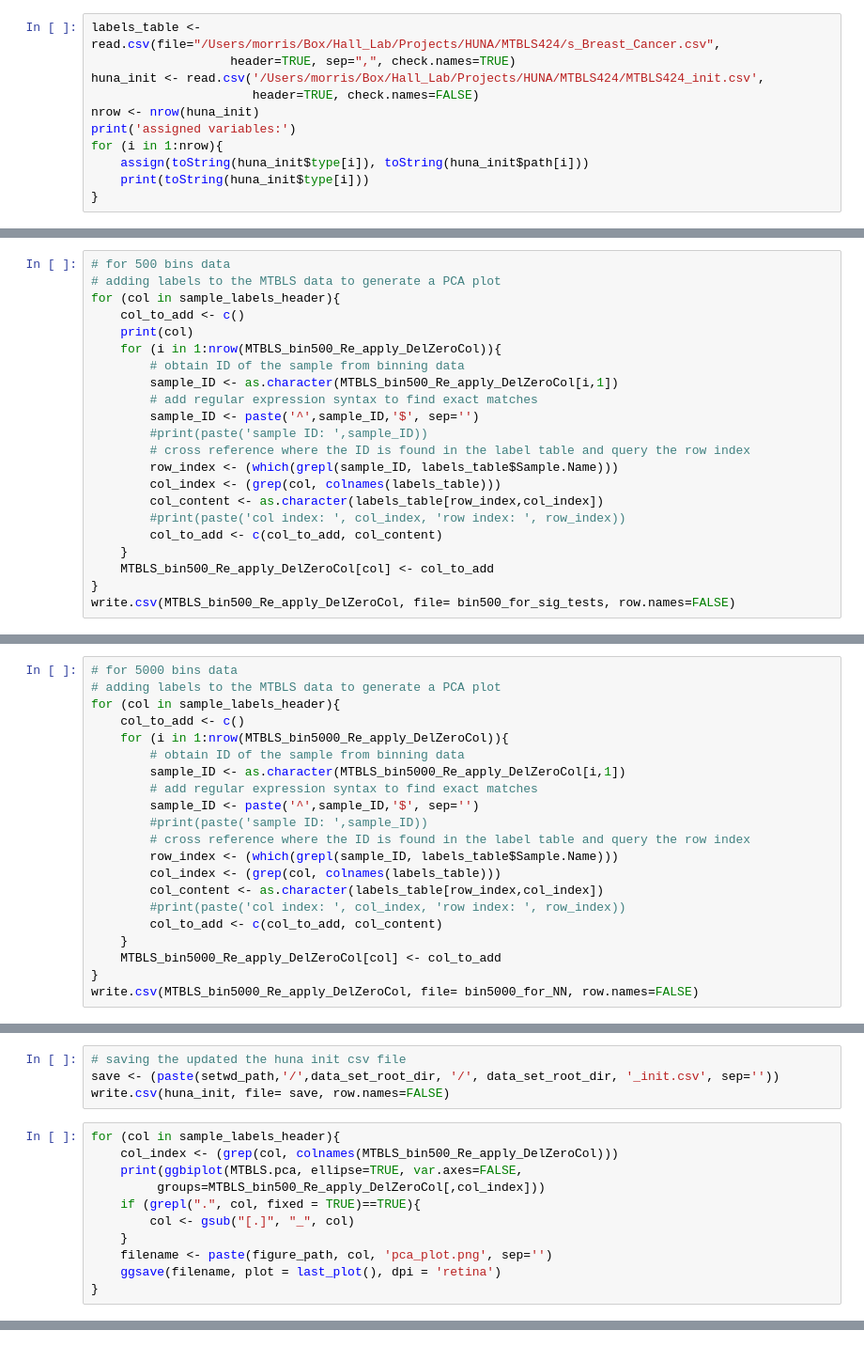
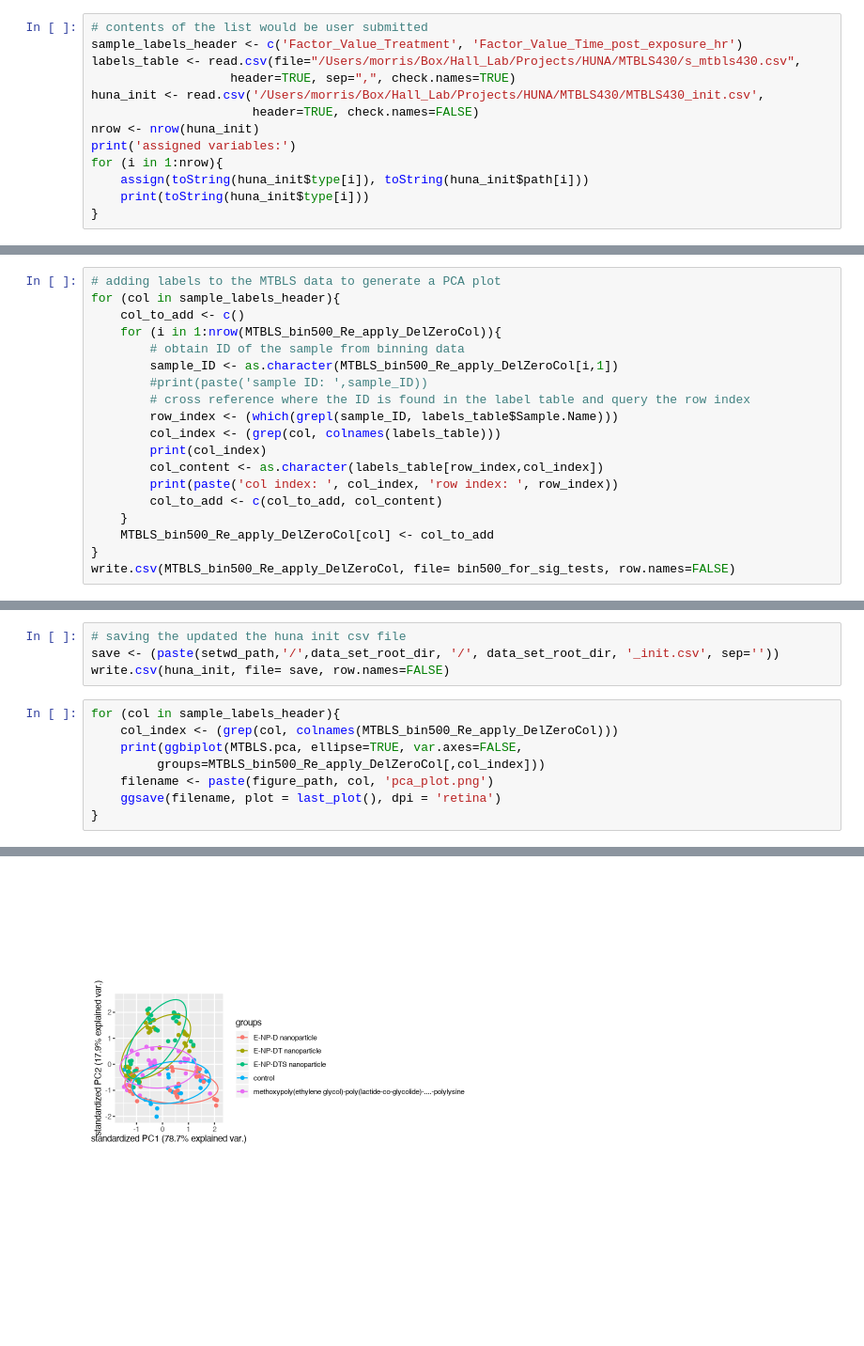
Before and after one commit to HallLab/MTBLS374_smoking_study_secondary_analysis, a Jupyter notebook: 1.2_Analysis_NMR_extractRealForbin0.02_and_PCA_Plot_scripts_MTBLS_03132020.ipynb, the cells around one changed output, grey strips where cells are left out. Shown at 94% size. Cells and saved outputs as stored; diff of their text form; blank space fills up the shorter version.

```diff
--- a/1.2_Analysis_NMR_extractRealForbin0.02_and_PCA_Plot_scripts_MTBLS_03132020.ipynb
+++ b/1.2_Analysis_NMR_extractRealForbin0.02_and_PCA_Plot_scripts_MTBLS_03132020.ipynb
@@ -23,7 +17,9 @@ sample_labels_header <- c('Factor.Value.Breast.cancer.diagnosis.',
 # %%
-labels_table <- read.csv(file="/Users/morris/Box/Hall_Lab/Projects/HUNA/MTBLS424/s_Breast_Cancer.csv",
+# contents of the list would be user submitted
+sample_labels_header <- c('Factor_Value_Treatment', 'Factor_Value_Time_post_exposure_hr')
+labels_table <- read.csv(file="/Users/morris/Box/Hall_Lab/Projects/HUNA/MTBLS430/s_mtbls430.csv",
                    header=TRUE, sep=",", check.names=TRUE)
-huna_init <- read.csv('/Users/morris/Box/Hall_Lab/Projects/HUNA/MTBLS424/MTBLS424_init.csv',
+huna_init <- read.csv('/Users/morris/Box/Hall_Lab/Projects/HUNA/MTBLS430/MTBLS430_init.csv',
                       header=TRUE, check.names=FALSE)
 nrow <- nrow(huna_init)
 print('assigned variables:')
@@ -73,22 +81,19 @@ bin5000_for_NN <- paste(setwd_path,data_set_root_dir, '/output/',
 huna_init <- rbind(huna_init, data.frame(type = "bin500_for_sig_tests",
                                          path = bin500_for_sig_tests))
 # %%
-# for 500 bins data
 # adding labels to the MTBLS data to generate a PCA plot
 for (col in sample_labels_header){
     col_to_add <- c()
-    print(col)
     for (i in 1:nrow(MTBLS_bin500_Re_apply_DelZeroCol)){
         # obtain ID of the sample from binning data
         sample_ID <- as.character(MTBLS_bin500_Re_apply_DelZeroCol[i,1])
-        # add regular expression syntax to find exact matches
-        sample_ID <- paste('^',sample_ID,'$', sep='')
         #print(paste('sample ID: ',sample_ID))
         # cross reference where the ID is found in the label table and query the row index
         row_index <- (which(grepl(sample_ID, labels_table$Sample.Name)))
         col_index <- (grep(col, colnames(labels_table)))
+        print(col_index)
         col_content <- as.character(labels_table[row_index,col_index])
-        #print(paste('col index: ', col_index, 'row index: ', row_index))
+        print(paste('col index: ', col_index, 'row index: ', row_index))
         col_to_add <- c(col_to_add, col_content)
     }
     MTBLS_bin500_Re_apply_DelZeroCol[col] <- col_to_add
@@ -102,24 +120,3 @@ write.csv(MTBLS_bin500_Re_apply_DelZeroCol, file= bin500_for_sig_tests, row.name
-# %%
-# for 5000 bins data
-# adding labels to the MTBLS data to generate a PCA plot
-for (col in sample_labels_header){
-    col_to_add <- c()
-    for (i in 1:nrow(MTBLS_bin5000_Re_apply_DelZeroCol)){
-        # obtain ID of the sample from binning data
-        sample_ID <- as.character(MTBLS_bin5000_Re_apply_DelZeroCol[i,1])
-        # add regular expression syntax to find exact matches
-        sample_ID <- paste('^',sample_ID,'$', sep='')
-        #print(paste('sample ID: ',sample_ID))
-        # cross reference where the ID is found in the label table and query the row index
-        row_index <- (which(grepl(sample_ID, labels_table$Sample.Name)))
-        col_index <- (grep(col, colnames(labels_table)))
-        col_content <- as.character(labels_table[row_index,col_index])
-        #print(paste('col index: ', col_index, 'row index: ', row_index))
-        col_to_add <- c(col_to_add, col_content)
-    }
-    MTBLS_bin5000_Re_apply_DelZeroCol[col] <- col_to_add
-}
-write.csv(MTBLS_bin5000_Re_apply_DelZeroCol, file= bin5000_for_NN, row.names=FALSE)
 # %% [markdown]
 #### MTBLS PCA
 # %%
@@ -147,9 +144,7 @@ for (col in sample_labels_header){
     col_index <- (grep(col, colnames(MTBLS_bin500_Re_apply_DelZeroCol)))
     print(ggbiplot(MTBLS.pca, ellipse=TRUE, var.axes=FALSE,
          groups=MTBLS_bin500_Re_apply_DelZeroCol[,col_index]))
-    if (grepl(".", col, fixed = TRUE)==TRUE){
-        col <- gsub("[.]", "_", col)
-    }
-    filename <- paste(figure_path, col, 'pca_plot.png', sep='')
+    filename <- paste(figure_path, col, 'pca_plot.png')
     ggsave(filename, plot = last_plot(), dpi = 'retina')
 }
+# %% [output]
@@ -155,0 +154 @@ for (col in sample_labels_header){
+[figure, added]
```
Also changed, not shown: parts of 8 cells of this notebook, 10 other files.
